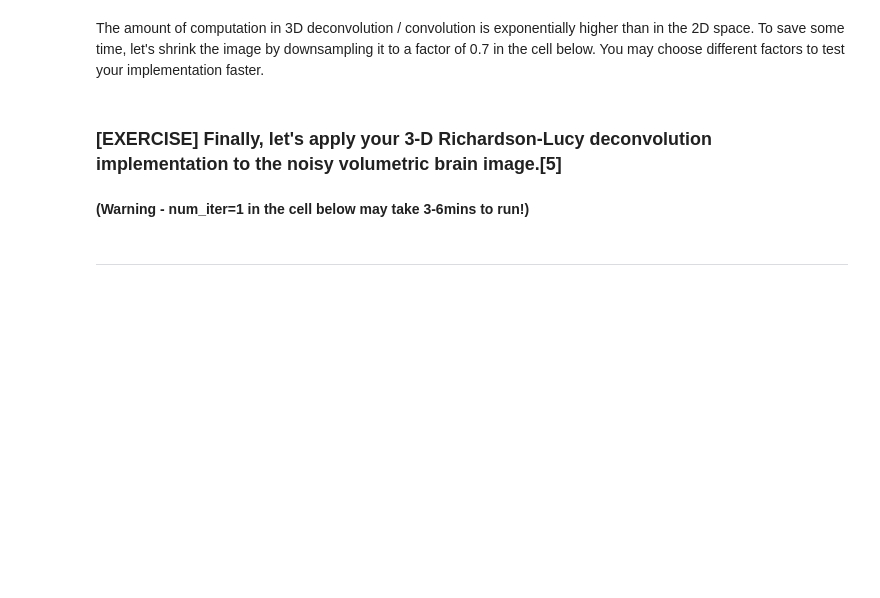
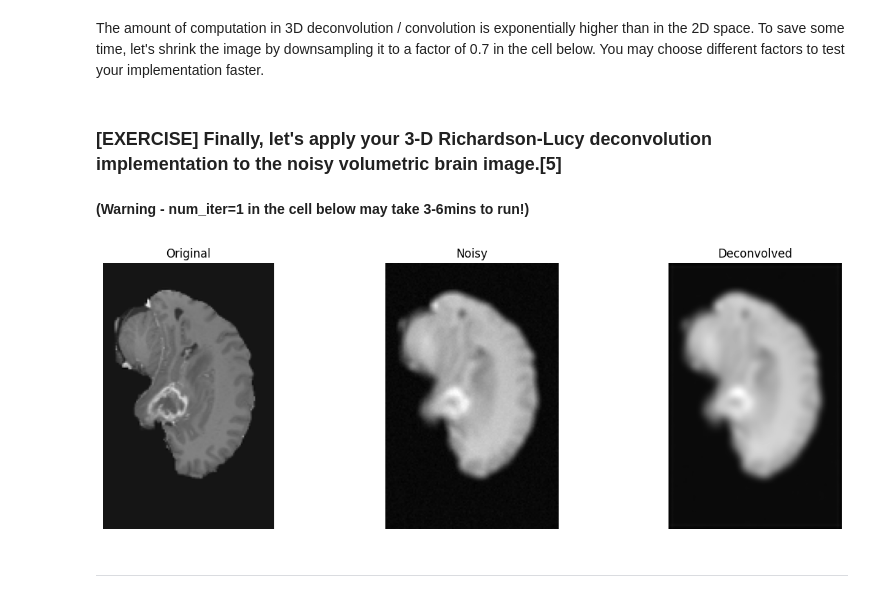
Before and after one commit to UIUC-BIOE488/yifan20_MP2, a Jupyter notebook: MP2-3DConv_Richardson_Lucy.ipynb, the cells around one changed output. Saved outputs shown, nothing was run; the diff lists cells and outputs as text; code cells hidden in the pictures; blank space fills up the shorter version.

```diff
--- a/MP2-3DConv_Richardson_Lucy.ipynb
+++ b/MP2-3DConv_Richardson_Lucy.ipynb
@@ -185,7 +313,16 @@ def richardson_lucy_3d(image, psf, padding, num_iter=30, eps=1e-12):
     im_deconv : ndarray
       The deconvolved image.
     """
-    return im_deconv
+    result = np.full(image.shape, 0.5)
+    psf_mirror = np.flip(psf)
+
+    for _ in range(num_iter):
+        convolved = convolve3D(result, psf, padding='same')
+        relative_blur = (image + eps) / (convolved + eps)
+        correction = convolve3D(relative_blur, psf_mirror, padding='same')
+        result *= correction
+
+    return result
 # %%
 import nibabel as nib
 from skimage import color
@@ -229,12 +368,40 @@ deconvolved_result = ...
+# %%
+num_iter = 1
+
+deconvolved_result = [richardson_lucy_3d(noisy_channel, psf, padding='same', num_iter=num_iter)
+                          for noisy_channel in noisy_by_channel]
 # %%
 def display_deconvolution_comparison(layer_idx, channel_slice_idx):
     '''
     Display the original, noisy, and deconvolved image side-by-side given a particular 2D slice of the 4D brain image dataset.
     '''
-    return
+    original = image_data_by_channel[channel_slice_idx][layer_idx, :, :]
+    noisy = noisy_by_channel[channel_slice_idx][layer_idx, :, :]
+    deconvolved = deconvolved_result[channel_slice_idx][layer_idx, :, :]
 
-layer_idx = ...
-channel_slice_idx = ...
+    plt.figure(figsize=(15, 5))
+
+    plt.subplot(1, 3, 1)
+    plt.title("Original")
+    plt.imshow(original, cmap='gray')
+    plt.axis('off')
+
+    plt.subplot(1, 3, 2)
+    plt.title("Noisy")
+    plt.imshow(noisy, cmap='gray')
+    plt.axis('off')
+
+    plt.subplot(1, 3, 3)
+    plt.title("Deconvolved")
+    plt.imshow(deconvolved, cmap='gray')
+    plt.axis('off')
+
+    plt.show()
+
+layer_idx = 100
+channel_slice_idx = 2
 display_deconvolution_comparison(layer_idx, channel_slice_idx)
+# %% [output]
+[figure, added]
 # %% [markdown]
 -----------
```
Also changed, not shown: parts of 13 cells of this notebook, 2 other files.
